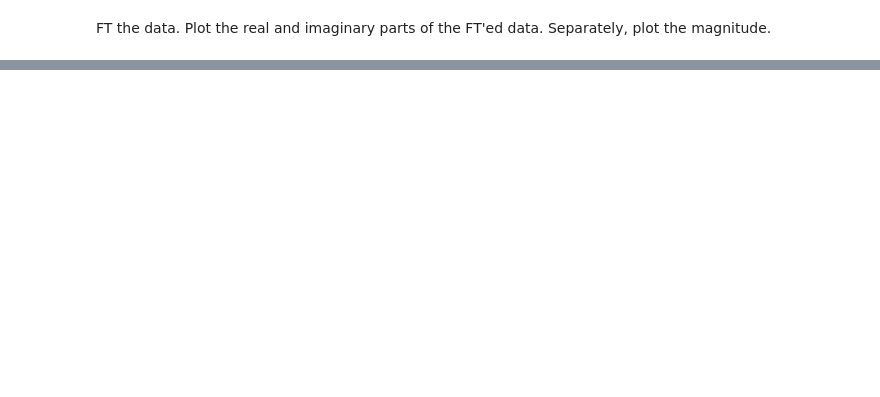
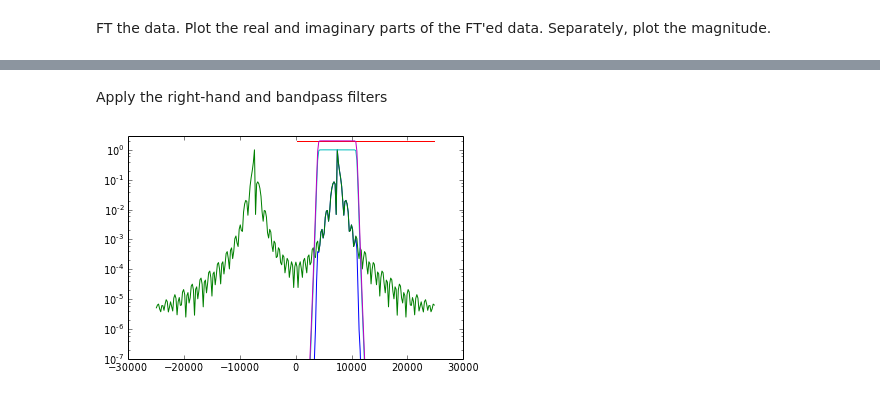
Before and after one commit to JohnMarohn/FreqDemod, a Jupyter notebook: freqdemod/docs/freqdemod-quickstart-1.ipynb, the cells around one changed output, grey strips where cells are left out. Saved outputs shown, nothing was run; the diff lists cells and outputs as text; code cells hidden in the pictures; blank space fills up the shorter version.

Commit message:
freqdemod(): add code for the freq-domain filter.

```diff
--- a/freqdemod/docs/freqdemod-quickstart-1.ipynb
+++ b/freqdemod/docs/freqdemod-quickstart-1.ipynb
@@ -111,0 +112,18 @@ plt.show()
+# %% [markdown]
+Apply the right-hand and bandpass filters
+# %%
+S.filter(bw=3500.0)
+
+yf = abs(S.signal['swFTfilt'])
+y = abs(S.signal['swFT'])
+
+plt.plot(S.signal['f'],yf/max(yf))
+plt.plot(S.signal['f'],y/max(y))
+plt.plot(S.signal['f'],S.signal['rh'])
+plt.plot(S.signal['f'],S.signal['bp'])
+plt.plot(S.signal['f'],S.signal['rh']*S.signal['bp'])
+plt.yscale('log')
+plt.ylim([1E-7,3.0])
+plt.show()
+# %% [output]
+[figure, added]
```
Also changed, not shown: parts of 5 cells of this notebook, 1 other file.
